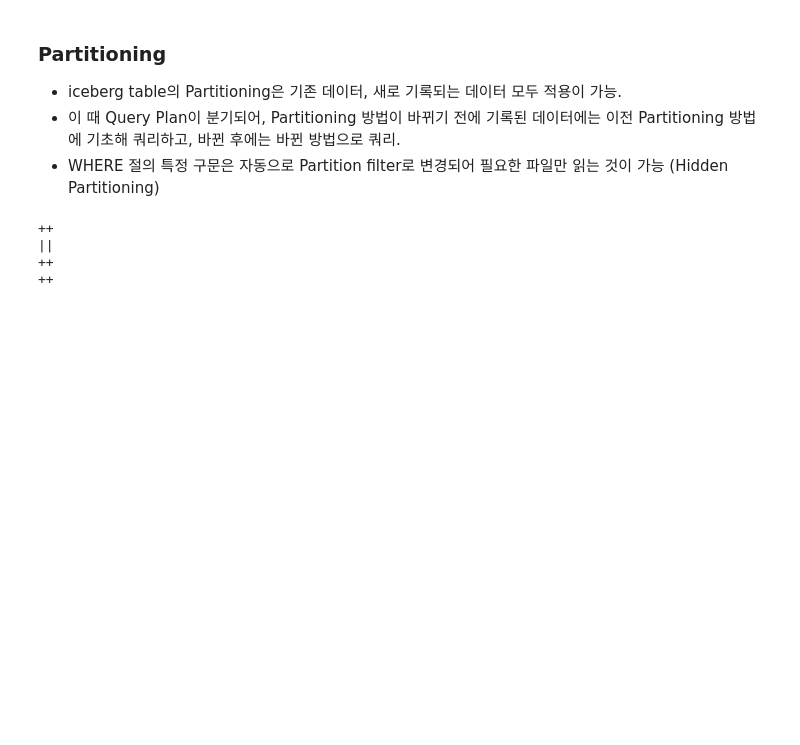
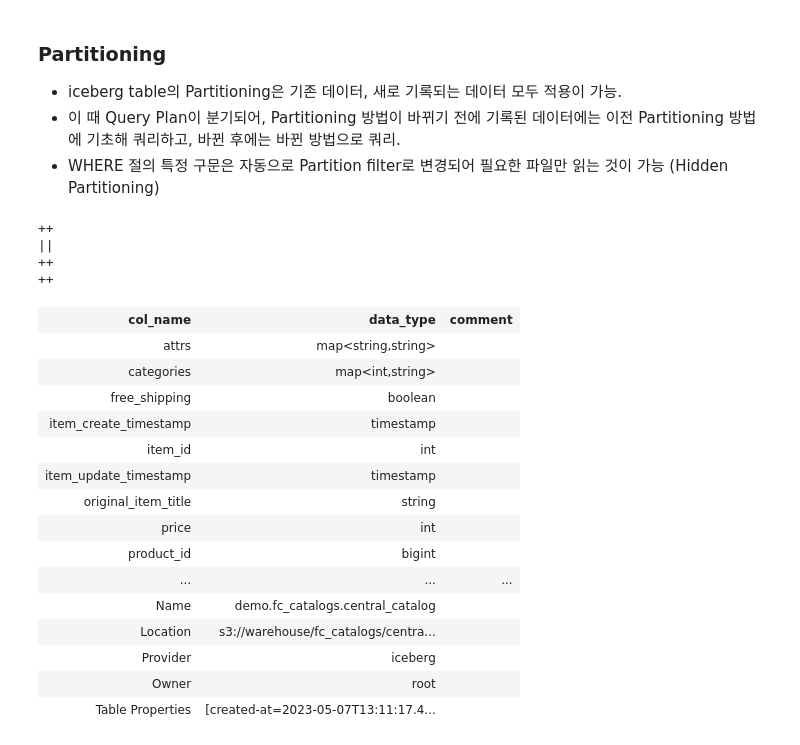
Before and after one commit to startFromBottom/fc-spark-practices, a Jupyter notebook: practical_ex/ecommerce_iceberg_ex.ipynb, the cells around one changed output. Drawn from its saved outputs; the diff is of its cells as text; code cells hidden in the pictures; blank space fills up the shorter version.

```diff
--- a/practical_ex/ecommerce_iceberg_ex.ipynb
+++ b/practical_ex/ecommerce_iceberg_ex.ipynb
@@ -254,3 +245,23 @@ ADD PARTITION FIELD product_id
 ||
 ++
 ++
+# %%
+%%sql
+DESCRIBE EXTENDED fc_catalogs.central_catalog;
+# %% [output]
+| col_name | data_type | comment |
+| attrs | map<string,string> |  |
+| categories | map<int,string> |  |
+| free_shipping | boolean |  |
+| item_create_timestamp | timestamp |  |
+| item_id | int |  |
+| item_update_timestamp | timestamp |  |
+| original_item_title | string |  |
+| price | int |  |
+| product_id | bigint |  |
+| ... | ... | ... |
+| Name | demo.fc_catalogs.central_catalog |  |
+| Location | s3://warehouse/fc_catalogs/centra... |  |
+| Provider | iceberg |  |
+| Owner | root |  |
+| Table Properties | [created-at=2023-05-07T13:11:17.4... |  |
```
Also changed, not shown: parts of 12 cells of this notebook, 1 other file.
